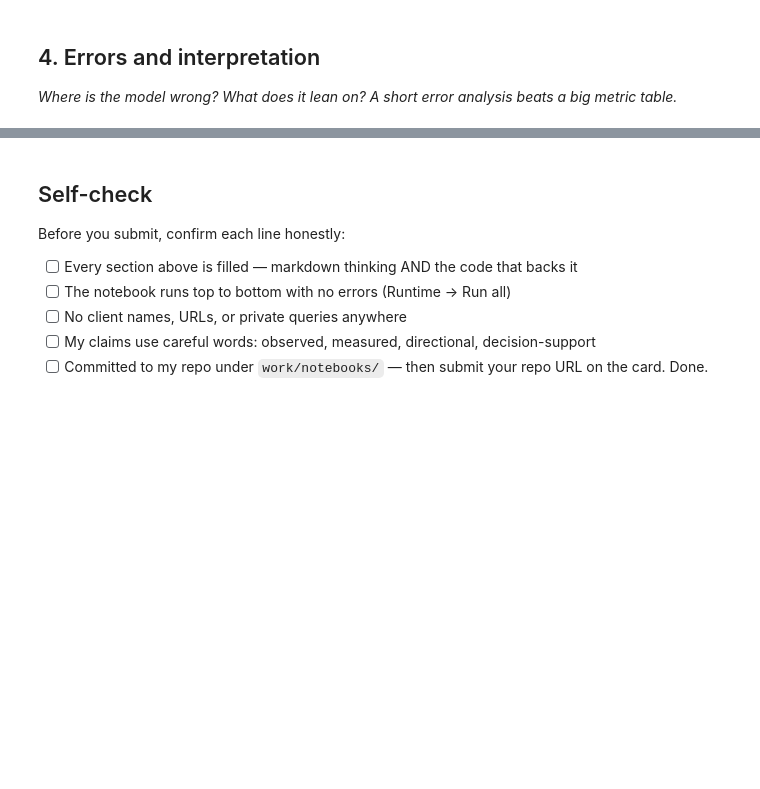
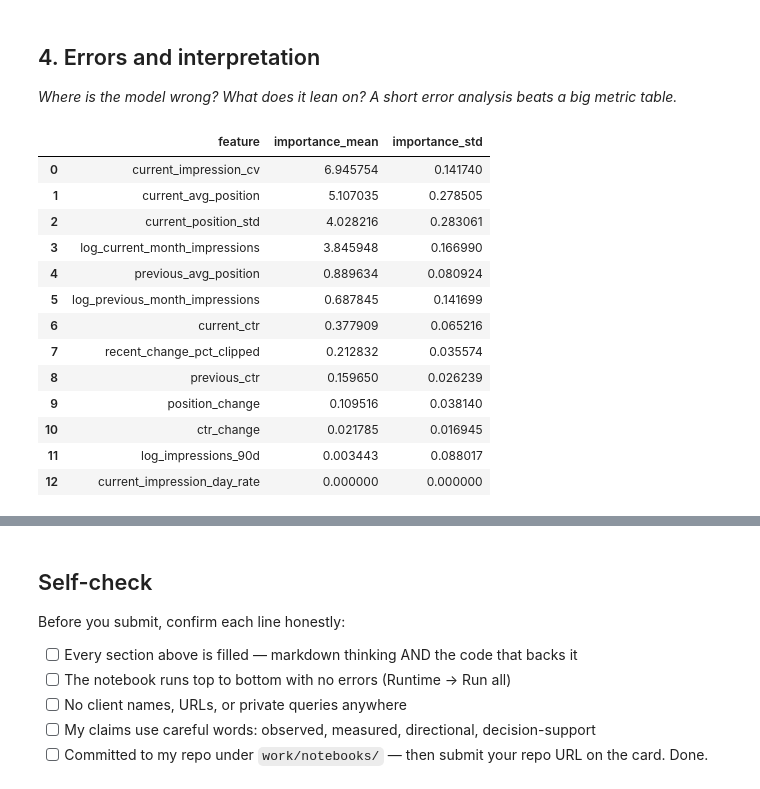
Before and after one commit to bsiddan25/Flyrankproject, a Jupyter notebook: work/notebooks/w05_model.ipynb, the cells around one changed output, grey strips where cells are left out. Drawn from its saved outputs; the diff is of its cells as text; code cells hidden in the pictures; blank space fills up the shorter version.

```diff
--- a/work/notebooks/w05_model.ipynb
+++ b/work/notebooks/w05_model.ipynb
@@ -29,0 +638,16 @@ This skeleton is yours to fill. Work the sections **in order** — each one has
+# %%
+logistic_model.fit(X_train, y_train)
+
+logistic_validation_scores = (
+    logistic_model.predict_proba(X_validation)[:, 1]
+)
+
+random_forest_model.fit(X_train, y_train)
+
+random_forest_validation_scores = (
+    random_forest_model.predict_proba(
+        X_validation
+    )[:, 1]
+)
+
+print("Both models trained successfully.")
@@ -34,3 +829,44 @@ This skeleton is yours to fill. Work the sections **in order** — each one has
 # %%
 # This cell is for CODE (numbers, a query, a check).
 # Write your text answer in the cell ABOVE this one — typing sentences here breaks Run All.
+
+from sklearn.inspection import permutation_importance
+
+rf_model = random_forest_model
+
+rf_permutation = permutation_importance(
+    estimator=rf_model,
+    X=X_validation,
+    y=y_validation,
+    scoring="average_precision",
+    n_repeats=5,
+    random_state=42,
+    n_jobs=-1,
+)
+
+feature_importance = (
+    pd.DataFrame({
+        "feature": X_validation.columns,
+        "importance_mean": rf_permutation.importances_mean * 100,
+        "importance_std": rf_permutation.importances_std * 100,
+    })
+    .sort_values("importance_mean", ascending=False)
+    .reset_index(drop=True)
+)
+
+display(feature_importance)
+# %% [output]
+|  | feature | importance_mean | importance_std |
+| 0 | current_impression_cv | 6.945754 | 0.141740 |
+| 1 | current_avg_position | 5.107035 | 0.278505 |
+| 2 | current_position_std | 4.028216 | 0.283061 |
+| 3 | log_current_month_impressions | 3.845948 | 0.166990 |
+| 4 | previous_avg_position | 0.889634 | 0.080924 |
+| 5 | log_previous_month_impressions | 0.687845 | 0.141699 |
+| 6 | current_ctr | 0.377909 | 0.065216 |
+| 7 | recent_change_pct_clipped | 0.212832 | 0.035574 |
+| 8 | previous_ctr | 0.159650 | 0.026239 |
+| 9 | position_change | 0.109516 | 0.038140 |
+| 10 | ctr_change | 0.021785 | 0.016945 |
+| 11 | log_impressions_90d | 0.003443 | 0.088017 |
+| 12 | current_impression_day_rate | 0.000000 | 0.000000 |
```
Also changed, not shown: parts of 31 cells of this notebook.
